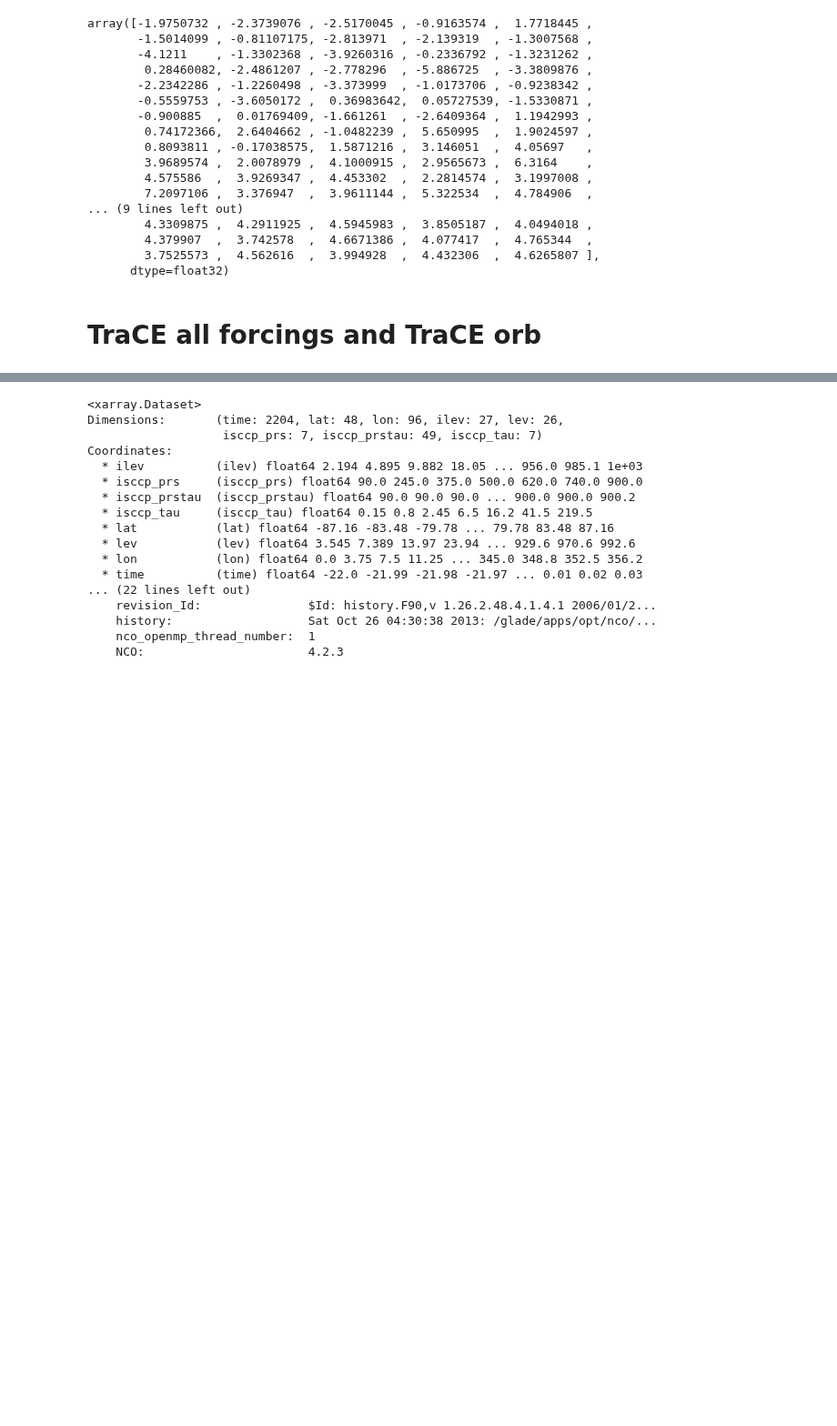
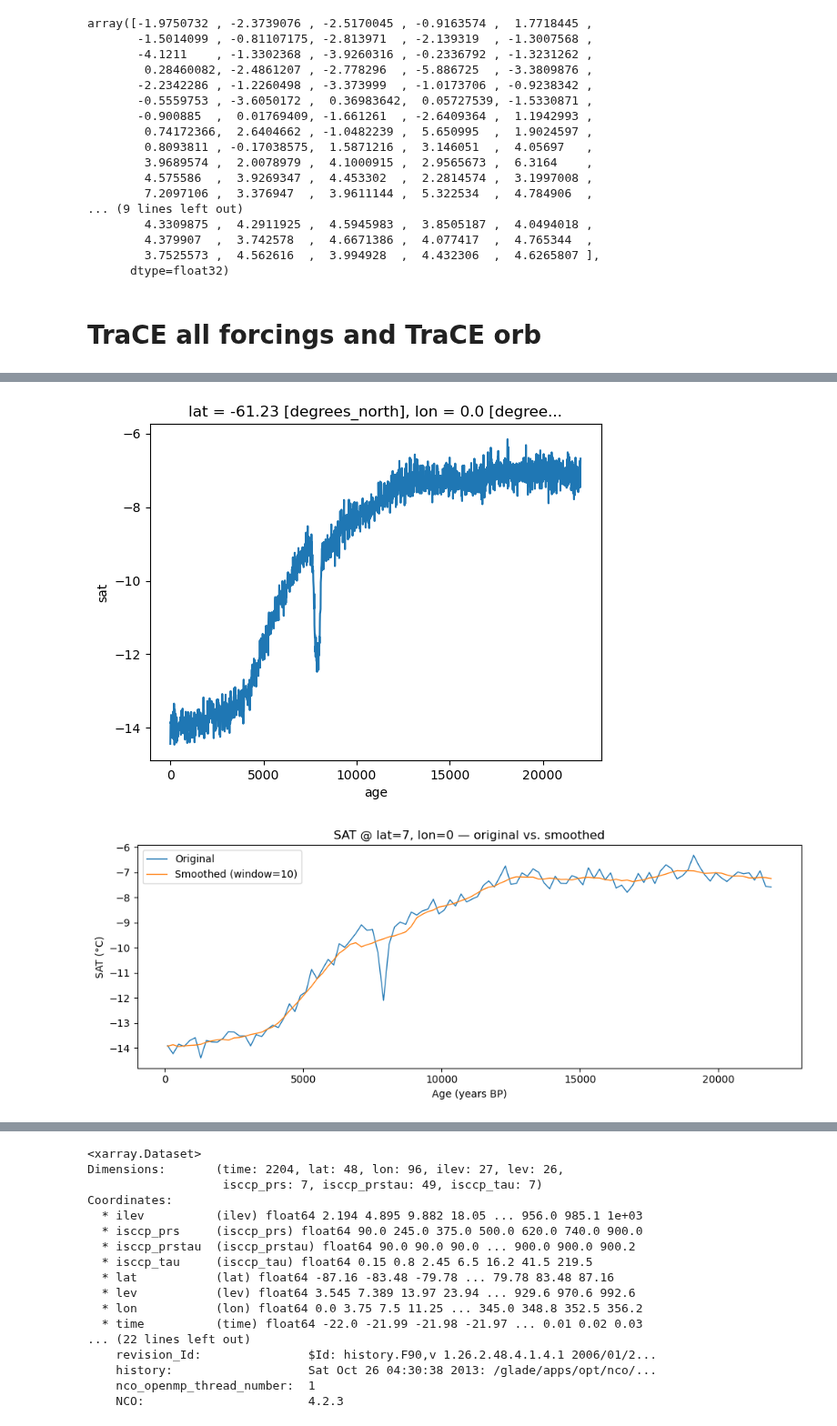
Before and after one commit to Peisong-Zheng/Inso_LGMR, a Jupyter notebook: Data_preprocessing.ipynb, the cells around one changed output, grey strips where cells are left out. Shown at 91% size. Cells and saved outputs as stored; diff of their text form; code cells hidden in the pictures; blank space fills up the shorter version.

```diff
--- a/Data_preprocessing.ipynb
+++ b/Data_preprocessing.ipynb
@@ -299,0 +285,78 @@ Wed Sep  3 17:21:01 2008: ncra -O b30.22_0kaDVT.cam2.h0.0001-01.nc b30.22_0kaDVT
+# %%
+import xarray as xr
+import numpy as np
+import matplotlib.pyplot as plt   # for plotting
+
+# import .nc data
+ds = xr.open_dataset('D:/VScode/Last_deglaciation/TraCE_data/trace.01-36.22000BP.cam2.TREFHT.22000BP_decavg_400BCE.nc')
+
+# rename the TREFHT to sat
+ds = ds.rename({'TREFHT': 'sat'})
+# rename the time to age
+ds = ds.rename({'time': 'age'})
+# multiply age by 1000
+ds['age'] = (ds['age'] +22)*1000
+
+# convert the sat to degrees C
+ds['sat'] = ds['sat'] - 273.15
+
+ds = ds[['sat']]
+ds['sat'].isel(lat=7, lon=0).plot()
+
+# create a new age ranging from 100 to 23900 with a step of 200
+new_age = np.arange(100, 22000, 200)
+
+# interpolate the ds_sat to the new_age
+ds = ds.interp(age=new_age)
+
+# # plot a record from the ds_sat at given lat and lon
+# ds['sat'].isel(lat=7, lon=0).plot()
+
+# … your existing loading / renaming / interpolation code up through:
+ds_sat_trace_all = ds  # as before
+
+# 1) Smooth “sat” with a centered moving average of window=10:
+# ds_sat_smoothed = ds_sat_trace_all['sat'].rolling(age=10, center=True).mean()
+ds_sat_smoothed = ds_sat_trace_all['sat'] \
+    .rolling(age=10, center=True, min_periods=1) \
+    .mean()
+
+# 2) Compute the diff on the smoothed series:
+sat_smoothed_diff = ds_sat_smoothed.diff(dim='age')
+
+# 3) If you still need the diff‐Dataset, you can build it just like before:
+new_age = ds_sat_trace_all.age.isel(age=slice(1, None))
+ds_smoothed_diff = xr.Dataset(
+    {
+        'sat_diff': (('age','lat','lon'), sat_smoothed_diff.values)
+    },
+    coords={
+        'age': new_age.values + 2000,
+        'lat': ds_sat_trace_all.lat,
+        'lon': ds_sat_trace_all.lon
+    }
+)
+
+# 4) Plot original vs smoothed for one lat/lon point
+ts_orig   = ds_sat_trace_all['sat'].isel(lat=7, lon=0)
+ts_smooth = ds_sat_smoothed.isel(lat=7, lon=0)
+
+plt.figure(figsize=(10,4))
+ts_orig.plot(label='Original',   linewidth=1)
+ts_smooth.plot(label='Smoothed (window=10)', linewidth=1)
+plt.title('SAT @ lat=7, lon=0 — original vs. smoothed')
+plt.xlabel('Age (years BP)')
+plt.ylabel('SAT (°C)')
+plt.legend()
+plt.tight_layout()
+plt.show()
+
+
+ds_smoothed_diff['sat_diff'].isel(lat=7, lon=0).plot()
+
+
+
+ds_smoothed_diff
+# %% [output]
+[figure, added]
+[figure, added]
```
Also changed, not shown: parts of 4 cells of this notebook, 10 other files.
